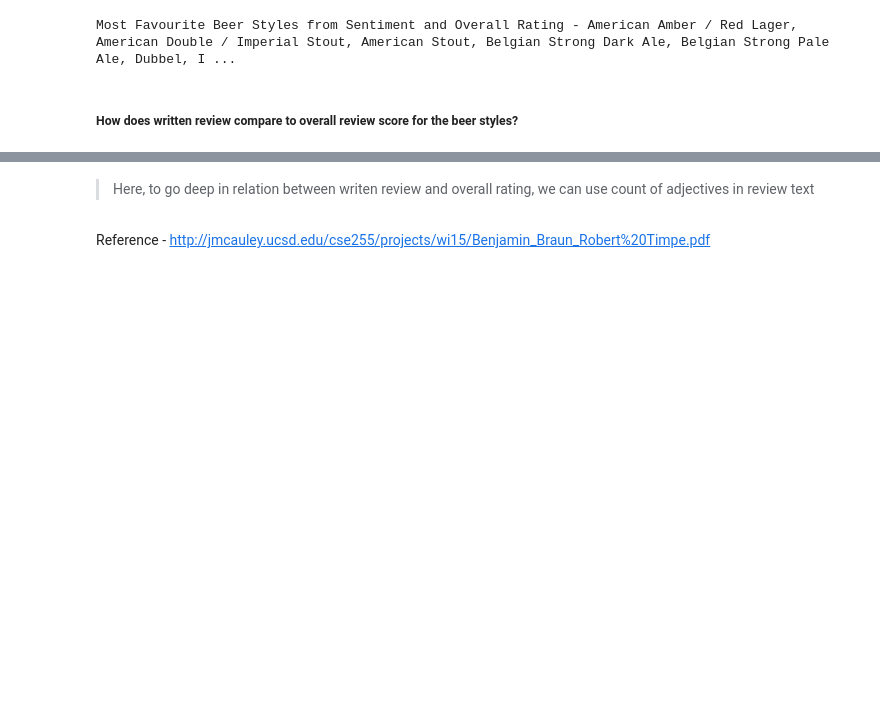
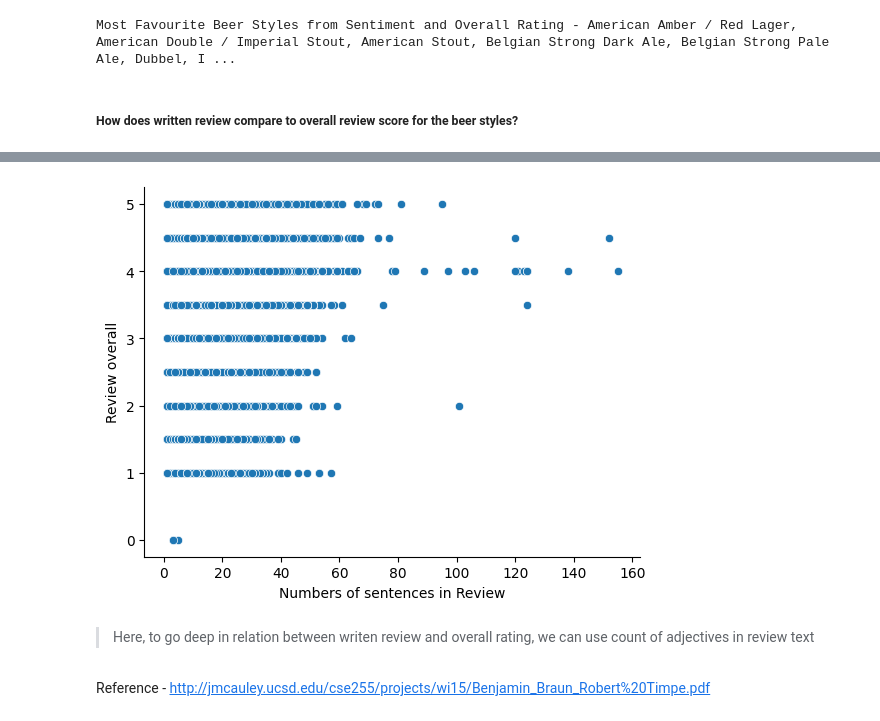
Before and after one commit to akshayDhotre/Beer-Reviews-Data-Exploration, a Jupyter notebook: notebooks/beer_Datascience_project_exploration.ipynb, the cells around one changed output, grey strips where cells are left out. Drawn from its saved outputs; the diff is of its cells as text; code cells hidden in the pictures; blank space fills up the shorter version.

```diff
--- a/notebooks/beer_Datascience_project_exploration.ipynb
+++ b/notebooks/beer_Datascience_project_exploration.ipynb
@@ -535,3 +535,12 @@ plt.show()
+# %%
+sns.scatterplot(data=beer_text_reviews, x='sents', y='review_overall', color="tab:blue")
+plt.xlabel('Numbers of sentences in Review')
+plt.ylabel('Review overall')
+sns.despine()
+plt.savefig('../reports/figures/sentiment_and_total_sent_review_relation.png', bbox_inches='tight')
+plt.show()
+# %% [output]
+[figure, added]
 # %% [markdown]
 > Here, to go deep in relation between writen review and overall rating, we can use count of adjectives in review text
 # %% [markdown]
```
Also changed, not shown: parts of 21 cells of this notebook, 4 other files.
